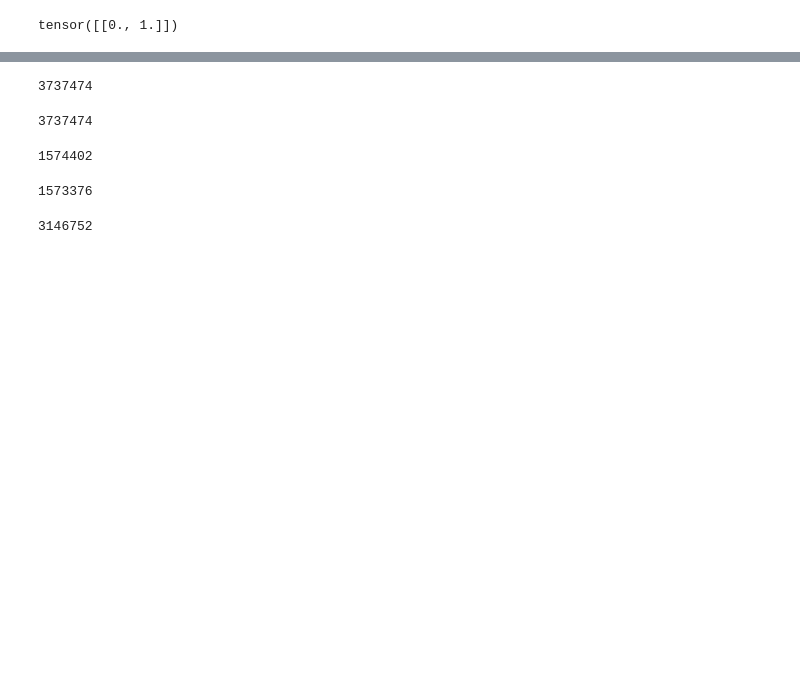
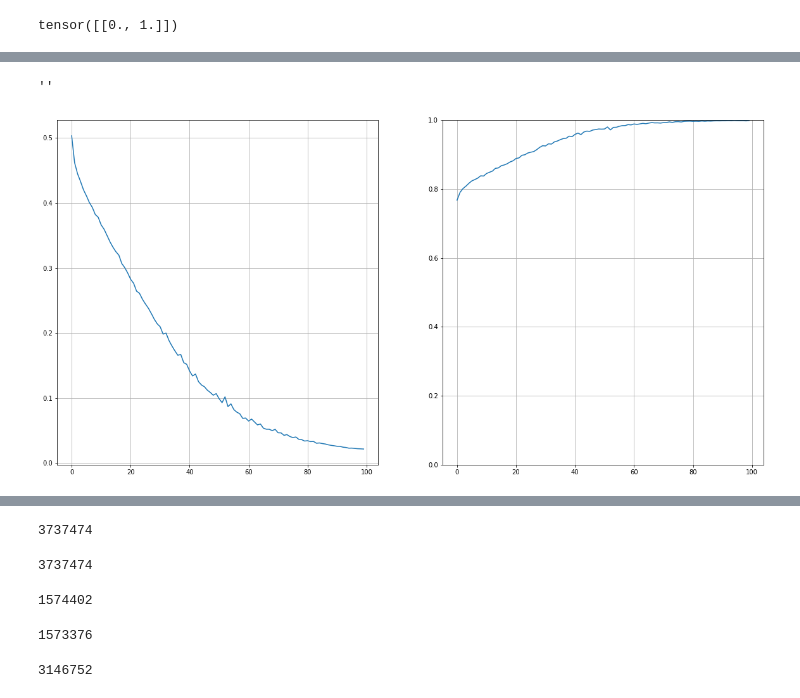
Before and after one commit to ishi23/deep-learning-with-pytorch-ja, a Jupyter notebook: p1ch7/2_birds_airplanes.ipynb, the cells around one changed output, grey strips where cells are left out. Drawn from its saved outputs; the diff is of its cells as text; code cells hidden in the pictures; blank space fills up the shorter version.

```diff
--- a/p1ch7/2_birds_airplanes.ipynb
+++ b/p1ch7/2_birds_airplanes.ipynb
@@ -310,11 +448,15 @@ Epoch: 99, Loss: 15.565783
 train_loader = torch.utils.data.DataLoader(cifar2, batch_size=64,
                                            shuffle=True)
 # %%
+%%time
+# DataLoaderでミニバッチ法を採用したモデル学習
+# 高速且つ高精度
 import torch
 import torch.nn as nn
 import torch.optim as optim
 
-train_loader = torch.utils.data.DataLoader(cifar2, batch_size=64,
+batch_size = 64
+train_loader = torch.utils.data.DataLoader(cifar2, batch_size=batch_size,
                                            shuffle=True)
 
 model = nn.Sequential(
@@ -322,6 +464,8 @@ model = nn.Sequential(
             nn.Tanh(),
             nn.Linear(128, 2),
             nn.LogSoftmax(dim=1))
+
+model.to('cuda')
 
 learning_rate = 1e-2
 
@@ -331,14 +475,33 @@ loss_fn = nn.NLLLoss()
 
 n_epochs = 100
 
+losses = []
+accs = []
+
 for epoch in range(n_epochs):
+
+    running_loss = 0.0
+    running_acc = 0.0
+
     for imgs, labels in train_loader:
-        outputs = model(imgs.view(imgs.shape[0], -1))
-        loss = loss_fn(outputs, labels)
+
+        imgs_gpu = imgs.view(imgs.shape[0], -1).to('cuda')
+        labels_gpu = torch.tensor(labels).to('cuda')
+
+        out = model(imgs_gpu)
+        loss = loss_fn(out, labels_gpu)
 
         optimizer.zero_grad()
-        loss.backward()
-        optimizer.step()
 
-    print("Epoch: %d, Loss: %f" % (epoch, float(loss)))
+        running_loss += loss.item() # .item()で値を取り出してrunning_lossに足す
+        pred = torch.argmax(out, dim=1) # outputには各分類ラベルに対するスコアが入っているだけの状態なので、最高スコアを取り出す。そのラベルが予測値となる。
+        running_acc += torch.mean(pred.eq(labels_gpu).float()) # predとラベルが一致した率を計算
+        loss.backward() # 誤差逆伝播
+        optimizer.step() # 重みの更新
+
+    running_loss /= len(train_loader) # 損失値の平均
+    running_acc /= len(train_loader) # Accuracyの平均
+    losses.append(running_loss) # このエポックでのロスをリストに追加
+    accs.append(running_acc) # このエポックでのaccuracyをリストに追加
+    print("epoch: {}, loss: {}, acc: {}".format(epoch, running_loss, running_acc))
 # %% [output]
@@ -362 +525,12 @@ Epoch: 99, Loss: 0.016987
+# %%
+fig, ax = plt.subplots(figsize=(20,10), ncols=2)
+ax[0].plot(losses)
+ax[0].grid()
+ax[1].plot(accs)
+ax[1].grid()
+ax[1].set_ylim([0,1])
+;
+# %% [output]
+''
+[figure, added]
 # %%
```
Also changed, not shown: parts of 54 cells of this notebook.
